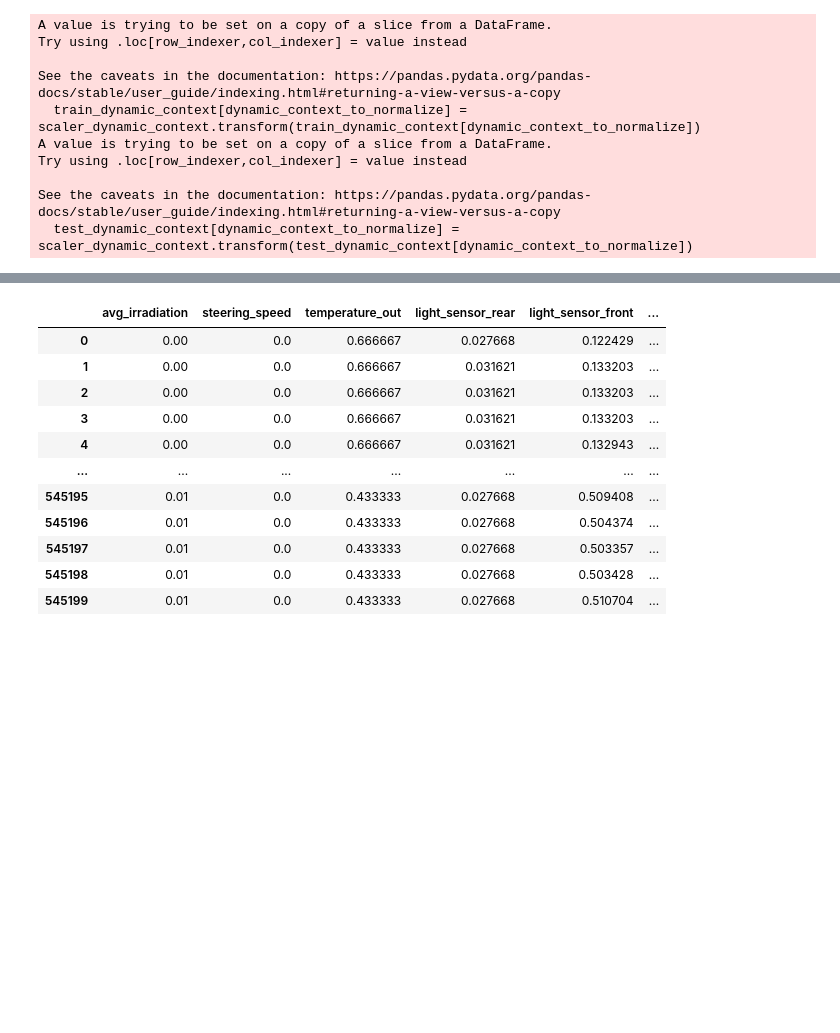
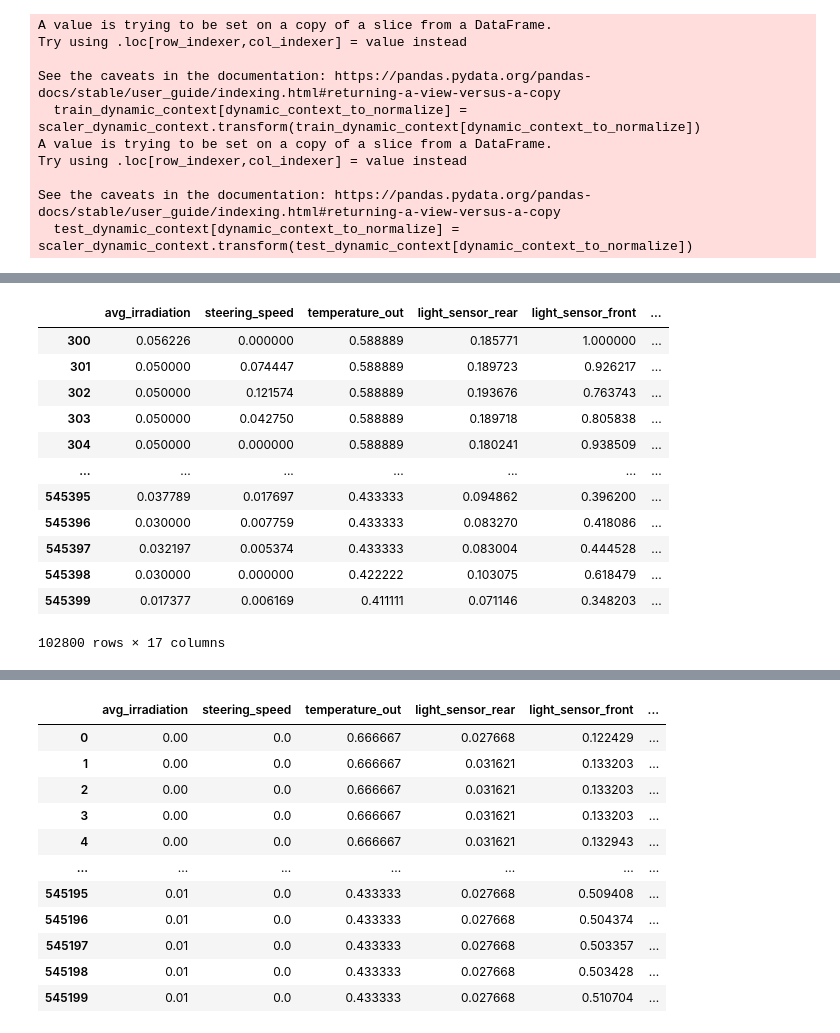
Before and after one commit to sreeragvn/CARSI-II-Master-Thesis-Context-Aware-Recsys, a Jupyter notebook: preprocessing/06_context.ipynb, the cells around one changed output, grey strips where cells are left out. Drawn from its saved outputs; the diff is of its cells as text; code cells hidden in the pictures; blank space fills up the shorter version.

```diff
--- a/preprocessing/06_context.ipynb
+++ b/preprocessing/06_context.ipynb
@@ -271,0 +288,16 @@ See the caveats in the documentation: https://pandas.pydata.org/pandas-docs/stab
+# %%
+test_dynamic_context
+# %% [output]
+|  | avg_irradiation | steering_speed | temperature_out | light_sensor_rear | light_sensor_front | ... |
+| 300 | 0.056226 | 0.000000 | 0.588889 | 0.185771 | 1.000000 | ... |
+| 301 | 0.050000 | 0.074447 | 0.588889 | 0.189723 | 0.926217 | ... |
+| 302 | 0.050000 | 0.121574 | 0.588889 | 0.193676 | 0.763743 | ... |
+| 303 | 0.050000 | 0.042750 | 0.588889 | 0.189718 | 0.805838 | ... |
+| 304 | 0.050000 | 0.000000 | 0.588889 | 0.180241 | 0.938509 | ... |
+| ... | ... | ... | ... | ... | ... | ... |
+| 545395 | 0.037789 | 0.017697 | 0.433333 | 0.094862 | 0.396200 | ... |
+| 545396 | 0.030000 | 0.007759 | 0.433333 | 0.083270 | 0.418086 | ... |
+| 545397 | 0.032197 | 0.005374 | 0.433333 | 0.083004 | 0.444528 | ... |
+| 545398 | 0.030000 | 0.000000 | 0.422222 | 0.103075 | 0.618479 | ... |
+| 545399 | 0.017377 | 0.006169 | 0.411111 | 0.071146 | 0.348203 | ... |
+102800 rows × 17 columns
```
Also changed, not shown: parts of 3 cells of this notebook, 56 other files.
